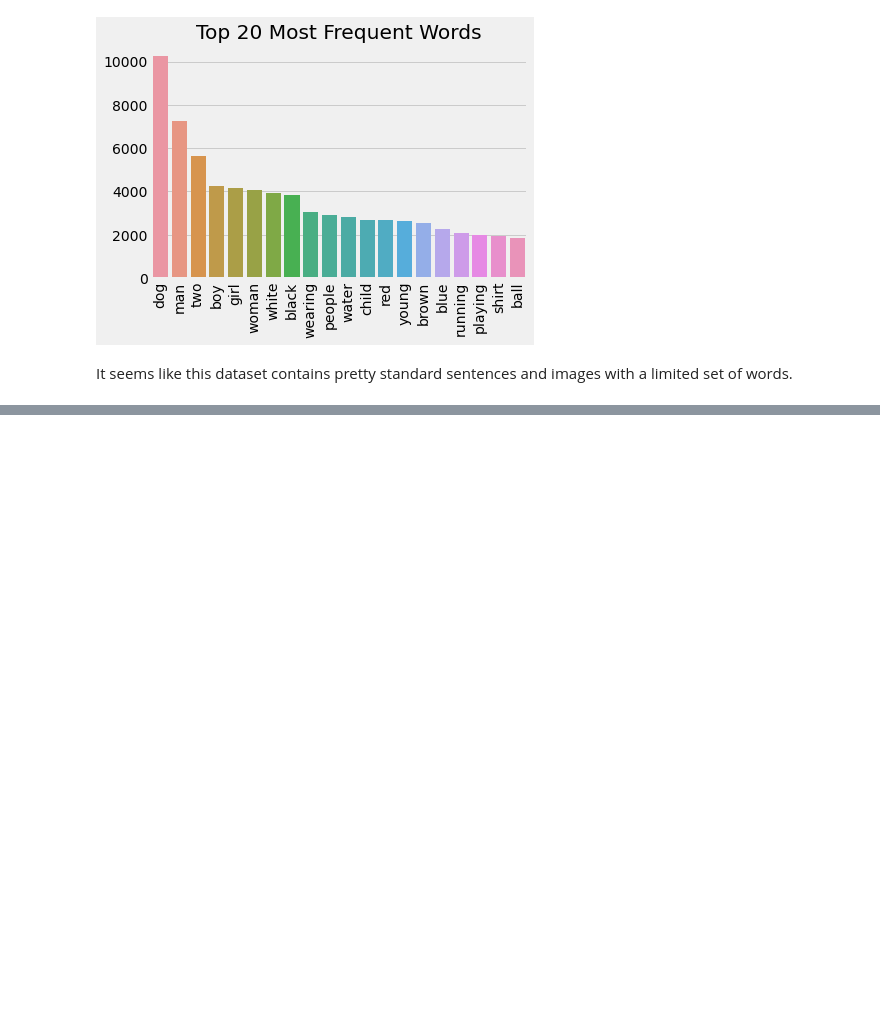
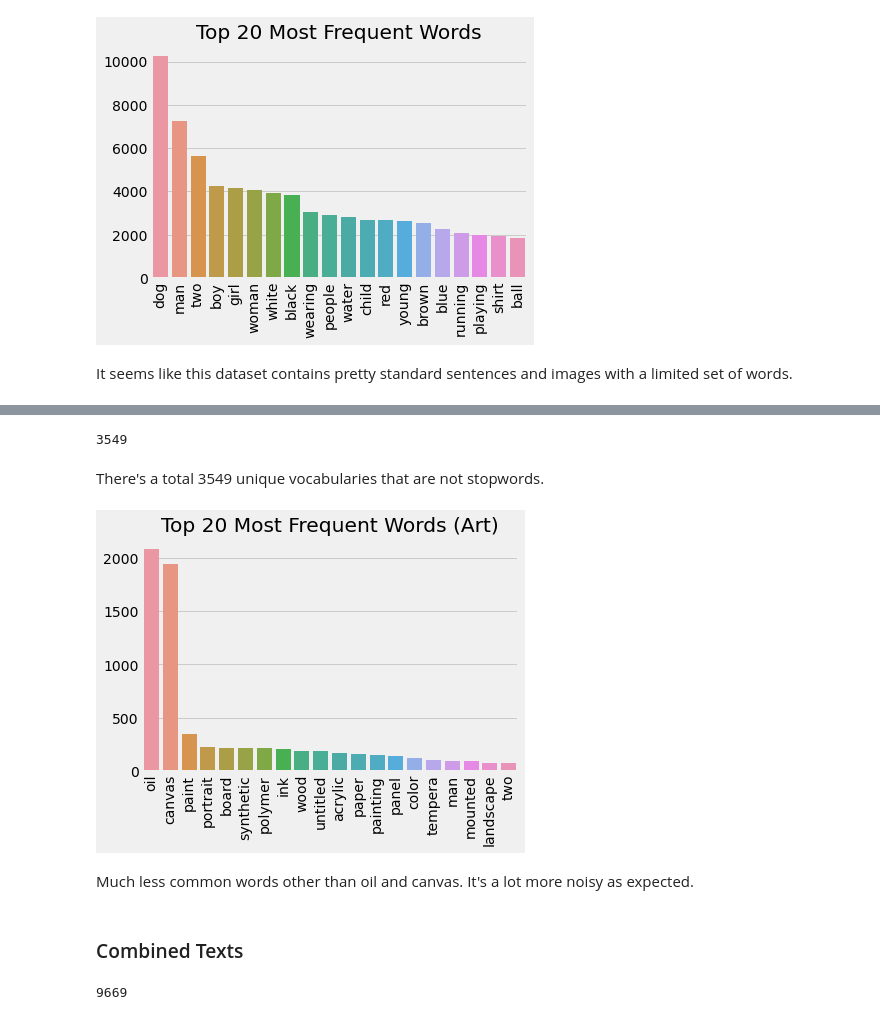
Before and after one commit to stereopickle/art_title_generator, a Jupyter notebook: 020.EDA.ipynb, the cells around one changed output, grey strips where cells are left out. Drawn from its saved outputs; the diff is of its cells as text; code cells hidden in the pictures; blank space fills up the shorter version.

Commit message:
adding art description counts and total counts

```diff
--- a/020.EDA.ipynb
+++ b/020.EDA.ipynb
@@ -78,0 +98,27 @@ It seems like this dataset contains pretty standard sentences and images with a
+# %%
+#combine all
+comb_artdesc = ' '.join(art_desc)
+# %%
+clean_artdesc = [wnl.lemmatize(x.lower()) for x in comb_artdesc.split() if x not in sw]
+# %%
+# count word frequencies
+art_desc_count = Counter(clean_artdesc)
+# %%
+top20_art = {x[0]: x[1] for x in art_desc_count.most_common(20)}
+# %%
+len(art_desc_count)
+# %% [output]
+3549
+# %% [markdown]
+There's a total 3549 unique vocabularies that are not stopwords.
+# %%
+g = sns.barplot(list(top20_art.keys()), list(top20_art.values()))
+g.set(title = 'Top 20 Most Frequent Words (Art)')
+plt.xticks(rotation = 90)
+plt.show()
+# %% [output]
+[figure, added]
+# %% [markdown]
+Much less common words other than oil and canvas. It's a lot more noisy as expected.
+# %% [markdown]
+### Combined Texts
@@ -78,0 +130,4 @@ It seems like this dataset contains pretty standard sentences and images with a
+# %%
+len(total_desc_count)
+# %% [output]
+9669
```
Also changed, not shown: parts of 10 cells of this notebook.
